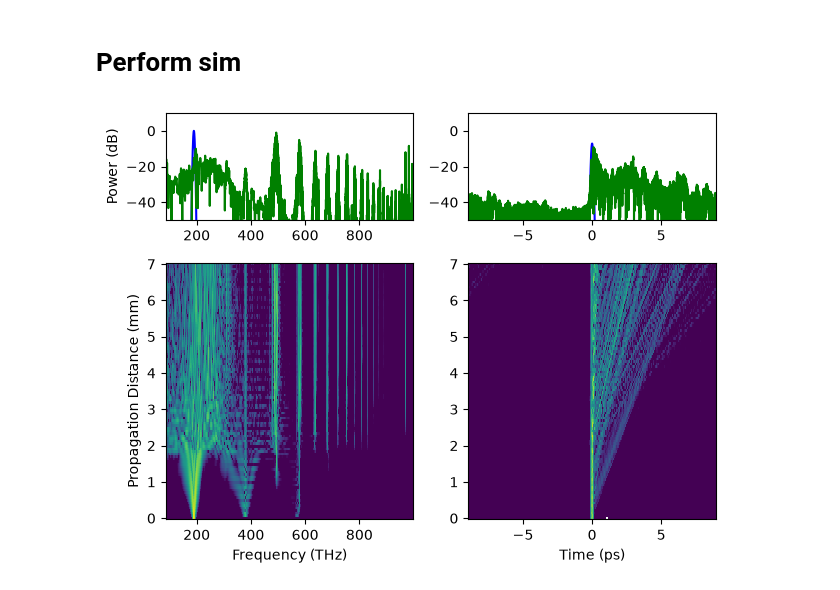
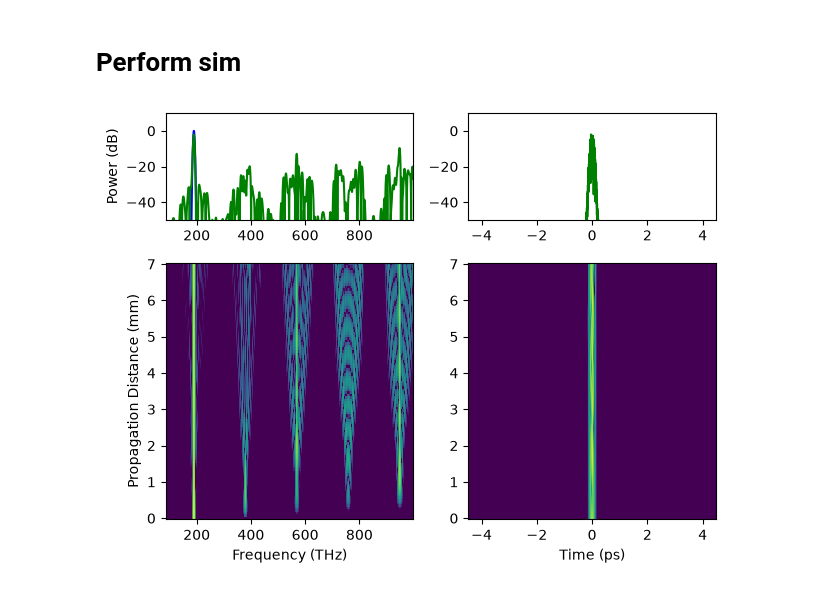
Before and after one commit to Seabear-attack/dev-table, a Jupyter notebook: Demos/broadband_tfln.ipynb, the cells around one changed output. Drawn from its saved outputs; the diff is of its cells as text; code cells hidden in the pictures.

```diff
--- a/Demos/broadband_tfln.ipynb
+++ b/Demos/broadband_tfln.ipynb
@@ -43,7 +43,9 @@ v_min = c/3500e-9   # c / 3500 nm
 v_max = c/300e-9    # c / 450 nm
 
 v0 = c/1580e-9      # c / 1580 nm
-e_p = 200e-12
+# e_p = 200e-12
+# e_p = 2e-12
+e_p = .2e-12
 t_fwhm = 100e-15     # 50 fs
 
 pulse = pynlo.light.Pulse.Gaussian(n_points, v_min, v_max, v0, e_p, t_fwhm,
@@ -64,7 +66,7 @@ only uses a constant poling period, but the function also supports the
 generation of arbitrarily chirped poling periods.
 
 """
-length = 7e-3 # 7 mm
+length = 7e-3 * np.linspace(0,1,1000) # 7 mm
 a_eff = 1e-6 * 1e-6 # 15 um * 15 um
 
 #---- Phase Coefficient
@@ -95,7 +97,8 @@ def n_cLN(v, T=24.5):
     n2 = (a1 + b1*f + (a2 + b2*f)/(wvl**2 - (a3 + b3*f)**2)
           + (a4 + b4*f)/(wvl**2 - a5**2) - a6*wvl**2)
     return n2**0.5
-n_eff = n_cLN(pulse.v_grid)
+# n_eff = n_cLN(pulse.v_grid)
+n_eff = 2.5 * np.ones_like(pulse.v_grid)
 
 beta = n_eff * 2*pi*pulse.v_grid/c
 
@@ -105,7 +108,8 @@ chi2_eff = 2 * d_eff
 g2 = ut.chi2.g2_shg(v0, pulse.v_grid, n_eff, a_eff, chi2_eff)
 
 # Poling
-p0 = 30e-6 # 30 um poling period
+# p0 = 30e-6 # 30 um poling period
+p0=np.linspace(12.5, 2.5, 1000)
 z_invs, domains, poled = ut.chi2.domain_inversions(length, 2*pi/p0)
 
 mode = pynlo.medium.Mode(pulse.v_grid, beta, g2=g2, g2_inv=z_invs)
@@ -160,31 +164,31 @@ R. DeSalvo, D. J. Hagan, M. Sheik-Bahae, G. Stegeman, E. W. Van Stryland, and
 fig = plt.figure("Simulation Results", clear=True)
 ax0 = plt.subplot2grid((3,2), (0, 0), rowspan=1)
 ax1 = plt.subplot2grid((3,2), (0, 1), rowspan=1)
 ax2 = plt.subplot2grid((3,2), (1, 0), rowspan=2, sharex=ax0)
 ax3 = plt.subplot2grid((3,2), (1, 1), rowspan=2, sharex=ax1)
 
 p_v_dB = 10*np.log10(np.abs(a_v)**2)
 p_v_dB -= p_v_dB.max()
 ax0.plot(1e-12*pulse.v_grid, p_v_dB[0], color="b")
 ax0.plot(1e-12*pulse.v_grid, p_v_dB[-1], color="g")
 ax2.pcolormesh(1e-12*pulse.v_grid, 1e3*z, p_v_dB,
                vmin=-40.0, vmax=0, shading="auto")
 ax0.set_ylim(bottom=-50, top=10)
 ax2.set_xlabel('Frequency (THz)')
 
 p_t_dB = 10*np.log10(np.abs(a_t)**2)
 p_t_dB -= p_t_dB.max()
 ax1.plot(1e12*pulse.t_grid, p_t_dB[0], color="b")
 ax1.plot(1e12*pulse.t_grid, p_t_dB[-1], color="g")
 ax3.pcolormesh(1e12*pulse.t_grid, 1e3*z, p_t_dB,
                vmin=-40.0, vmax=0, shading="auto")
 ax1.set_ylim(bottom=-50, top=10)
 ax3.set_xlabel('Time (ps)')
 
 ax0.set_ylabel('Power (dB)')
 ax2.set_ylabel('Propagation Distance (mm)')
 fig.tight_layout()
 fig.show()
 plt.show()
 # %% [output]
-[figure, old version]
+[figure, new version]
```
